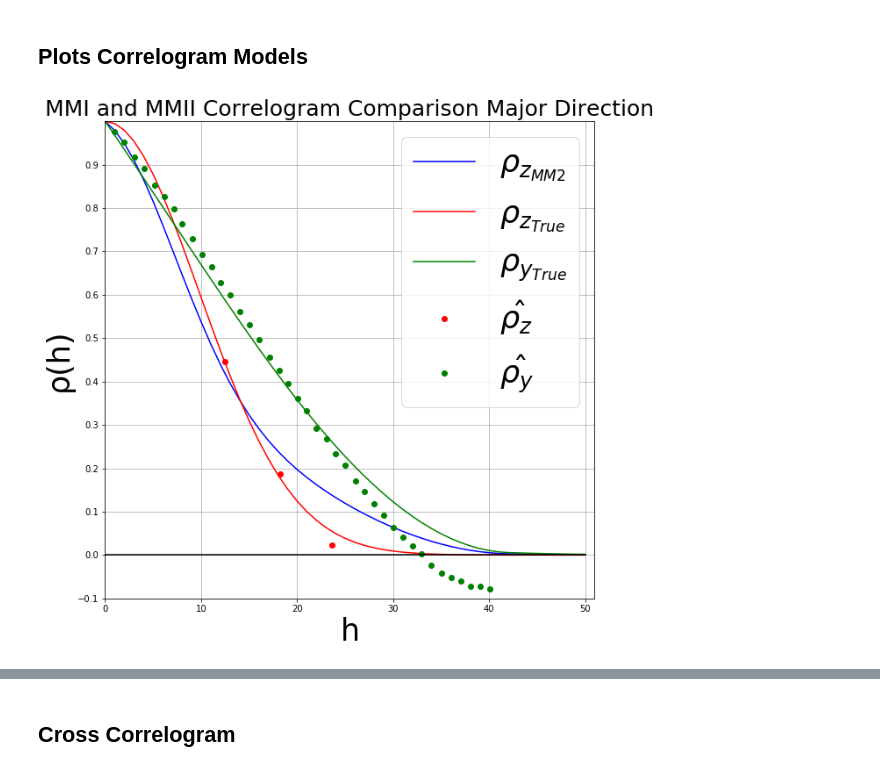
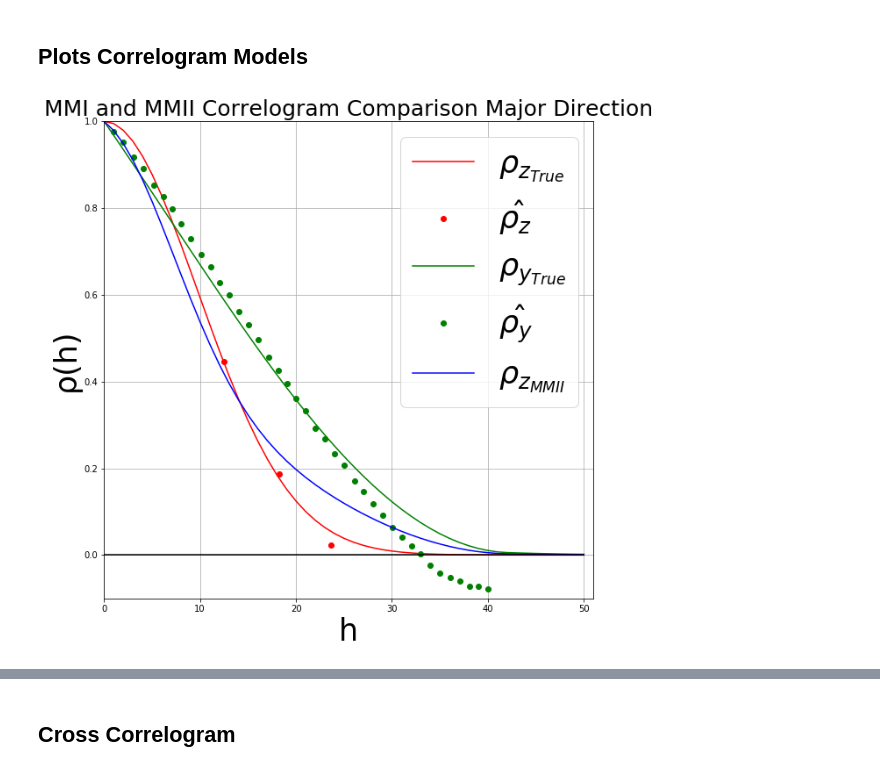
Before and after one commit to msamson10/Multivariate-Kriging, a Jupyter notebook: Simulated_Example/Simulated Multivariate Kriging.ipynb, the cells around one changed output, grey strips where cells are left out. Cells and saved outputs as stored; diff of their text form; code cells hidden in the pictures.

```diff
--- a/Simulated_Example/Simulated Multivariate Kriging.ipynb
+++ b/Simulated_Example/Simulated Multivariate Kriging.ipynb
@@ -352,40 +312,52 @@ def C_Z_MM2(h1,h2,k,corr):
     return ((C_Y(h1,h2,k) * corr**2) + ((1-corr**2) * C_r(h1,h2,k)))
 # %% [markdown]
 ## Plots Correlogram Models
+# %%
+#Define some matrices for storing variogram values
+cy = np.zeros(shape=(51))
+cz_True = np.zeros(shape=(51))
+cr = np.zeros(shape=(51))
+cz = np.zeros(shape=(51))
+czy = np.zeros(shape=(51))
+H =np.zeros(shape=(51))
+ones = np.zeros(shape=(51))
+cy_LMC = np.zeros(shape=(51))
+cz_LMC = np.zeros(shape=(51))
+czy_LMC = np.zeros(shape=(51))
+#Define some plotting labels
+labels_1 = ['$\hat{\u03C1_{z}}$','$\hat{\u03C1_{y}}$','$\hat{\u03C1_{zy}}$']
+labels_MM = ['$\u03C1_{z_{True}}$','$\u03C1_{y_{True}}$','$\u03C1_{z_{MMII}}$']
+labels_lmc = ['$\u03C1_{z_{LMC}}$','$\u03C1_{y_{LMC}}$','$\u03C1_{zy_{LMC}}$']
+colors_lmc = ['Orange','Yellow','Grey']
 # %%
-corr = np.corrcoef(datafl['Primary'],datafl['Secondary'])[0,1]
-cy = np.zeros(shape=(51))
-cz_True = np.zeros(shape=(51))
-cr = np.zeros(shape=(51))
-cz = np.zeros(shape=(51))
-H =np.zeros(shape=(51))
-ones = np.zeros(shape=(51))
-for h in range(0,51):
-    cy[h] = C_Y(np.matrix(h),np.matrix(h),2)
-    cz_True[h] = C_Z(np.matrix(h),np.matrix(h),2)
-    cz[h] = C_Z_MM2(np.matrix(h),np.matrix(h),2,corr)
-    cr[h] = C_r(np.matrix(h),np.matrix(h),2)
-    H[h] = h
-fig, axes = plt.subplots(1,1, figsize=(10,10))
-axes.plot(H,cz,color = 'Blue',label = '$\u03C1_{z_{MM2}}$')
-axes.plot(H,cz_True,color= 'red',label = '$\u03C1_{z_{True}}$')
-axes.plot(H,cy,color = 'Green',label = '$\u03C1_{y_{True}}$')
-axes.plot(varcalcfl_1['Lag Distance'][varcalcfl_1['Variogram Index']==1]
-               ,1-varcalcfl_1['Variogram Value'][varcalcfl_1['Variogram Index']==1]
-               ,'ro',color ='Red',label = '$\hat{\u03C1_{z}}$')
-axes.plot(varcalcfl_2['Lag Distance'][varcalcfl_2['Variogram Index']==1]
-               ,1-varcalcfl_2['Variogram Value'][varcalcfl_2['Variogram Index']==1]
-               ,'ro',color ='Green',label = '$\hat{\u03C1_{y}}$')
-axes.plot(H,ones,color = 'Black')
-axes.grid()
-plt.xlim(0,51)
-plt.xticks(np.arange(min(H), max(H)+1, 10))
-plt.ylim(-0.1,1)
-plt.yticks(np.arange(-0.1, 1, 0.1))
-plt.ylabel('\u03C1(h)',size=35)
-plt.xlabel('h',size=35)
-plt.title('MMI and MMII Correlogram Comparison Major Direction',size = 25)
-axes.legend(loc='best', prop={"size":35})
-plt.savefig('../0-Figures/MM1_MM2_var_major')
+varg_type = 2 #See Correlogram Functions
+for Dir in Directions:
+    for h in range(0,51):
+        cy[h] = C_Y(np.matrix(h),np.matrix(h),varg_type)
+        cz_True[h] = C_Z(np.matrix(h),np.matrix(h),varg_type)
+        cz[h] = C_Z_MM2(np.matrix(h),np.matrix(h),varg_type,corr)
+        cr[h] = C_r(np.matrix(h),np.matrix(h),varg_type)
+        H[h] = h
+    MM_vargs = [cz_True,cy,cz]
+    fig, axes = plt.subplots(1,1, figsize=(10,10))
+    for i in range(0,3):
+        axes.plot(H,MM_vargs[i],color = colors[i],label = labels_MM[i])
+        if((i+1)<3):
+            var = locals()['varcalcfl_{}'.format(i+1)]
+            axes.plot(var['Lag Distance'][var['Variogram Index']==(varg_type-1)]
+                           ,Sill_vals[i]-var['Variogram Value'][var['Variogram Index']==(varg_type-1)]
+                           ,'ro',color =colors[i],label = labels_1[i])
+
+
+    axes.plot(H,ones,color = 'Black')
+    axes.grid()
+    plt.xlim(0,51)
+    plt.ylim(-0.1,1)
+    plt.ylabel('\u03C1(h)',size=35)
+    plt.xlabel('h',size=35)
+    plt.title('MMI and MMII Correlogram Comparison {} Direction'.format(Dir),size = 25)
+    axes.legend(loc='best', prop={"size":35})
+    plt.savefig('../0-Figures/MM1_MM2_var_{}'.format(Dir))
+    varg_type = varg_type+1
 # %% [output]
-[figure, old version]
+[figure, new version]
```
Also changed, not shown: parts of 17 cells of this notebook, 2 other files.
